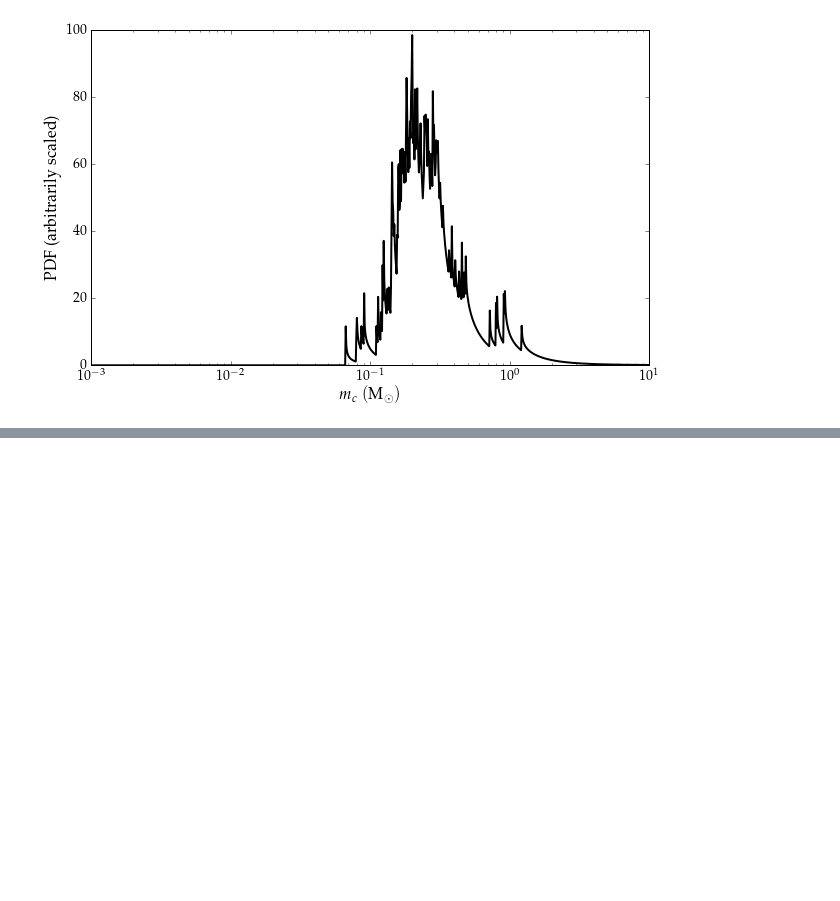
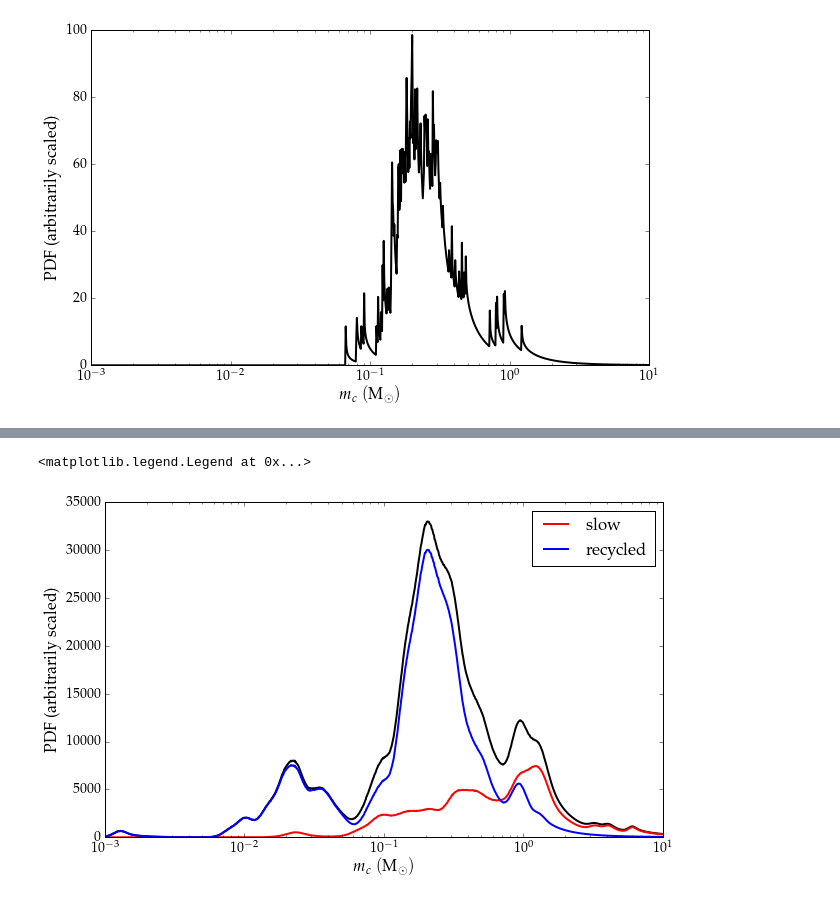
Before and after one commit to astrophysically/ATNF-Pulsar-Cat, a Jupyter notebook: ATNF.ipynb, the cells around one changed output, grey strips where cells are left out. Drawn from its saved outputs; the diff is of its cells as text; code cells hidden in the pictures; blank space fills up the shorter version.

```diff
--- a/ATNF.ipynb
+++ b/ATNF.ipynb
@@ -320,0 +325,30 @@ plot_companion_masses(longold)
+# %%
+def gaussian(x, mu, sig):
+    return 1./(np.sqrt(2.*np.pi)*sig)*np.exp(-np.power((x - mu)/sig, 2.)/2)
+
+#Here we consider what the PDF for companion masses would look like assuming the PDF for pulsar masses
+#weighted by the above functions sampling 500 different pulsar masses from 0.6 to 2.0 solar masses in size.
+mmc = 10.**(np.linspace(-3, 1, num=1000, endpoint=True))
+mparray = np.linspace(0.6, 2.0, num=500, endpoint=True)
+probold = np.zeros(len(mmc))
+probyoung = np.zeros(len(mmc))
+probspmsp = np.zeros(len(mmc))
+#This for loop takes quite a while!
+for mass in mparray:
+    probold += plot_companion_masses(longold, m=mass, plot=False)*gaussian(mass,1.48,0.22)
+    probyoung += plot_companion_masses(psrtable[psrtable['P0'] > 0.02], m=mass, plot=False)*gaussian(mass,1.28,0.28)
+    probspmsp += plot_companion_masses(millisec, m=mass, plot=False)*gaussian(mass,1.48,0.22)
+probdens = probold+probyoung+probspmsp
+
+ax = plt.gca()
+ax.plot(mmc,probdens, linestyle='-', color='k',)
+ax.plot(mmc,probyoung, linestyle='-', color='r',label='slow')
+ax.plot(mmc,probold+probspmsp, linestyle='-', color='b',label='recycled')
+ax.set_xscale('log')
+plt.xlabel(r'$m_c\ {\rm(M_\odot)}$', fontsize=16)
+plt.ylabel('PDF (arbitrarily scaled)', fontsize=16)
+silent=plt.xlim(1e-3,1e1)
+plt.legend()
+# %% [output]
+<matplotlib.legend.Legend at 0x...>
+[figure, added]
```
Also changed, not shown: parts of 10 cells of this notebook.
